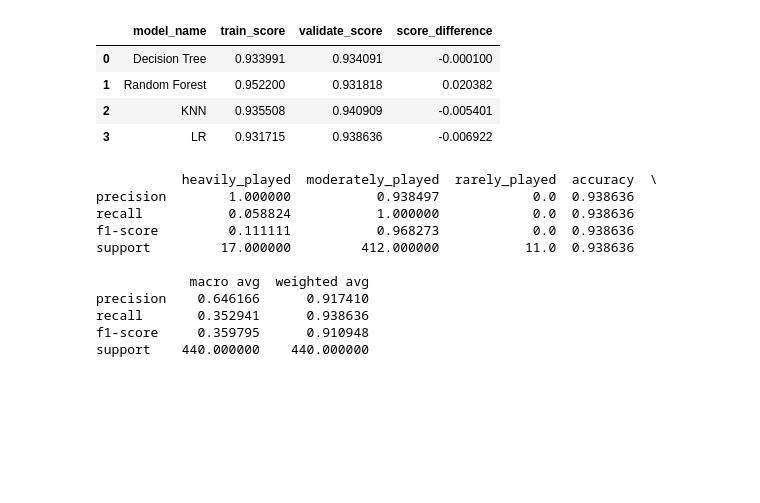
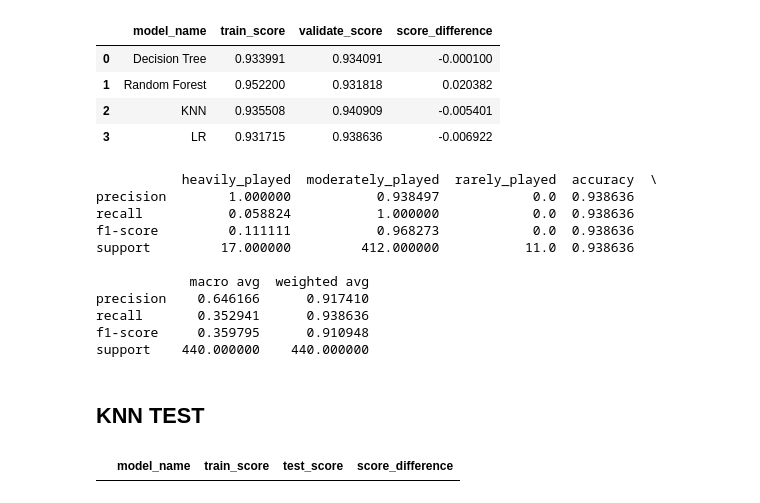
Before and after one commit to Estimating-steam-hours/Steam-Hours-Capstone, a Jupyter notebook: Michael/michael_modeling_notebook.ipynb, the cells around one changed output. Cells and saved outputs as stored; diff of their text form; code cells hidden in the pictures; blank space fills up the shorter version.

```diff
--- a/Michael/michael_modeling_notebook.ipynb
+++ b/Michael/michael_modeling_notebook.ipynb
@@ -359,3 +552,5 @@ precision    0.646166      0.917410
 recall       0.352941      0.938636
 f1-score     0.359795      0.910948
 support    440.000000    440.000000
+# %% [markdown]
+## KNN TEST
@@ -361,0 +559,4 @@ support    440.000000    440.000000
+# %%
+scores
+# %% [output]
+|  | model_name | train_score | test_score | score_difference |
```
Also changed, not shown: parts of 13 cells of this notebook.
